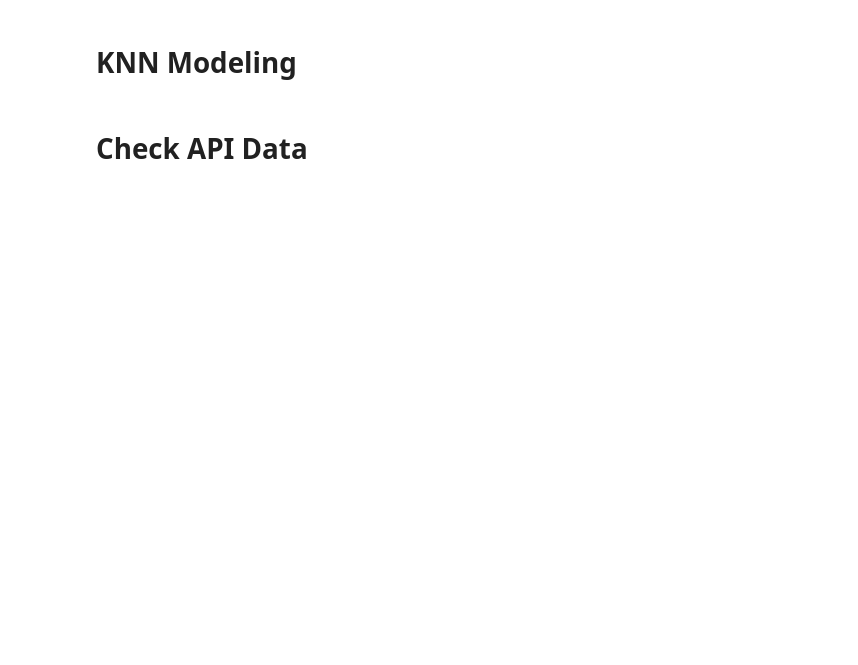
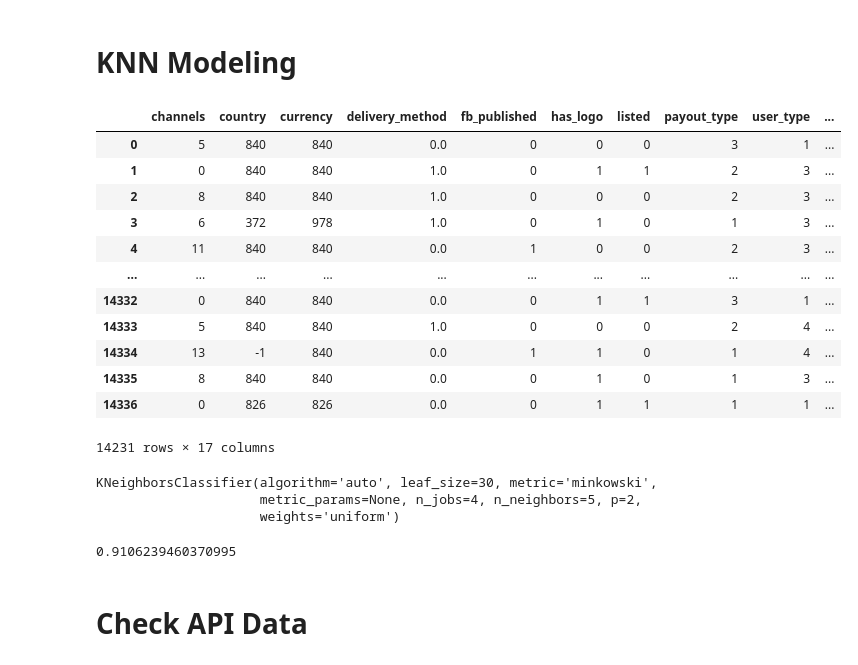
Before and after one commit to mkpetterson/Fraud_Detection, a Jupyter notebook: KNN_modeling.ipynb, the cells around one changed output. Drawn from its saved outputs; the diff is of its cells as text; code cells hidden in the pictures; blank space fills up the shorter version.

Commit message:
knn model finish

```diff
--- a/KNN_modeling.ipynb
+++ b/KNN_modeling.ipynb
@@ -166,2 +168,28 @@ plt.show()
 # %% [markdown]
 # KNN Modeling
+# %%
+# Import KNN Module
+from sklearn.neighbors import KNeighborsClassifier
+from sklearn.model_selection import train_test_split
+
+
+# Copy data to avoid collisions
+df = cleaned_data.copy()
+# Modify Features for KNN
+for col in ['country', 'venue_country', 'currency']:
+    method = get_country_code if re_match_fraud(col, 'country') else get_currency_code
+    df[col] = df[col].apply(method)
+# One Hot Encoding
+df = ohe_existence(df, ['email_domain', 'payee_name'])
+df['payout_type'] = df['payout_type'].apply(lambda x: 1 if x=='ACH' else 2 if x=='CHECK' else 3)
+# Drop Columns
+df.drop(columns=['venue_latitude', 'venue_longitude'], inplace=True)
+df.dropna(inplace=True)
+# Fill NA Values for KNN
+# df = df.fillna('None')
+
+# Create X, y targets
+y = df.pop('fraud')
+X = df
+# Train Test Split Data
+X_train, X_test, y_train, y_test = train_test_split(X,y)
@@ -168,3 +202,35 @@ plt.show()
+# %%
+df
+# %% [output]
+|  | channels | country | currency | delivery_method | fb_published | has_logo | listed | payout_type | user_type | ... |
+| 0 | 5 | 840 | 840 | 0.0 | 0 | 0 | 0 | 3 | 1 | ... |
+| 1 | 0 | 840 | 840 | 1.0 | 0 | 1 | 1 | 2 | 3 | ... |
+| 2 | 8 | 840 | 840 | 1.0 | 0 | 0 | 0 | 2 | 3 | ... |
+| 3 | 6 | 372 | 978 | 1.0 | 0 | 1 | 0 | 1 | 3 | ... |
+| 4 | 11 | 840 | 840 | 0.0 | 1 | 0 | 0 | 2 | 3 | ... |
+| ... | ... | ... | ... | ... | ... | ... | ... | ... | ... | ... |
+| 14332 | 0 | 840 | 840 | 0.0 | 0 | 1 | 1 | 3 | 1 | ... |
+| 14333 | 5 | 840 | 840 | 1.0 | 0 | 0 | 0 | 2 | 4 | ... |
+| 14334 | 13 | -1 | 840 | 0.0 | 1 | 1 | 0 | 1 | 4 | ... |
+| 14335 | 8 | 840 | 840 | 0.0 | 0 | 1 | 0 | 1 | 3 | ... |
+| 14336 | 0 | 826 | 826 | 0.0 | 0 | 1 | 1 | 1 | 1 | ... |
+14231 rows × 17 columns
+# %%
+# Create KNN Model
+knn = KNeighborsClassifier(n_neighbors = 5,n_jobs=4)
+# Fit KNN Model
+knn.fit(X_train,y_train)
+# %% [output]
+KNeighborsClassifier(algorithm='auto', leaf_size=30, metric='minkowski',
+                     metric_params=None, n_jobs=4, n_neighbors=5, p=2,
+                     weights='uniform')
+# %%
+# Score Model
+score = knn.score(X_test,y_test)
+
+print(score)
+# %% [output]
+0.9106239460370995
 # %% [markdown]
 # Check API Data
 # %%
```
Also changed, not shown: parts of 6 cells of this notebook, 1 other file.
